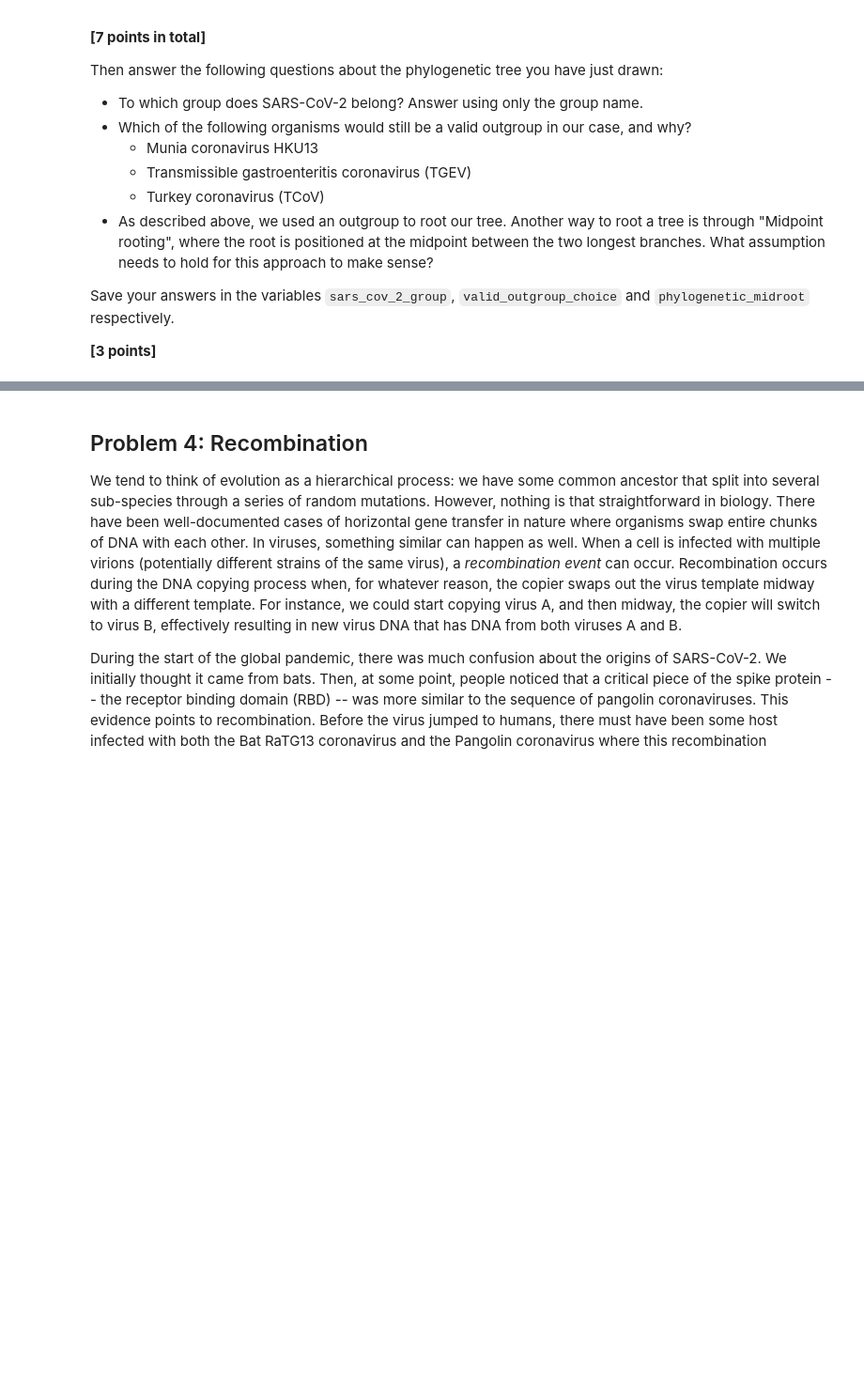
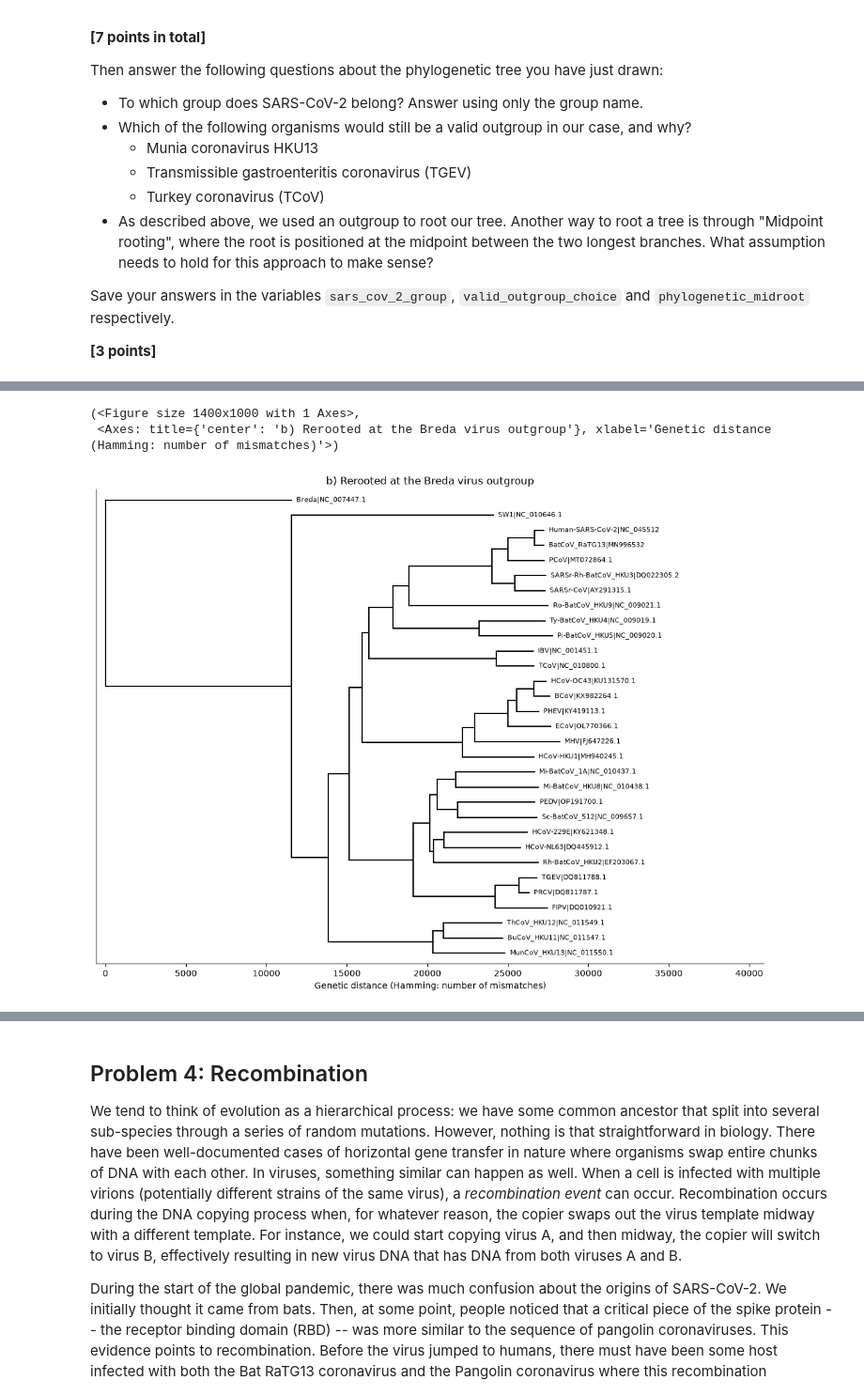
Before and after one commit to Anilaj-Dhulipalla/assign_phylo, a Jupyter notebook: phylo_workbook.ipynb, the cells around one changed output, grey strips where cells are left out. Shown at 94% size. Saved outputs shown, nothing was run; the diff lists cells and outputs as text; code cells hidden in the pictures; blank space fills up the shorter version.

```diff
--- a/phylo_workbook.ipynb
+++ b/phylo_workbook.ipynb
@@ -127,0 +156,10 @@ Save your answers in the variables `sars_cov_2_group`, `valid_outgroup_choice` a
+# %%
+# PART B CELL
+
+breda = find_leaf(tree, "Breda")
+rooted = reroot_tree(tree, breda)
+show(rooted, "b) Rerooted at the Breda virus outgroup")
+# %% [output]
+(<Figure size 1400x1000 with 1 Axes>,
+ <Axes: title={'center': 'b) Rerooted at the Breda virus outgroup'}, xlabel='Genetic distance (Hamming: number of mismatches)'>)
+[figure, added]
```
Also changed, not shown: parts of 6 cells of this notebook, 2 other files.
